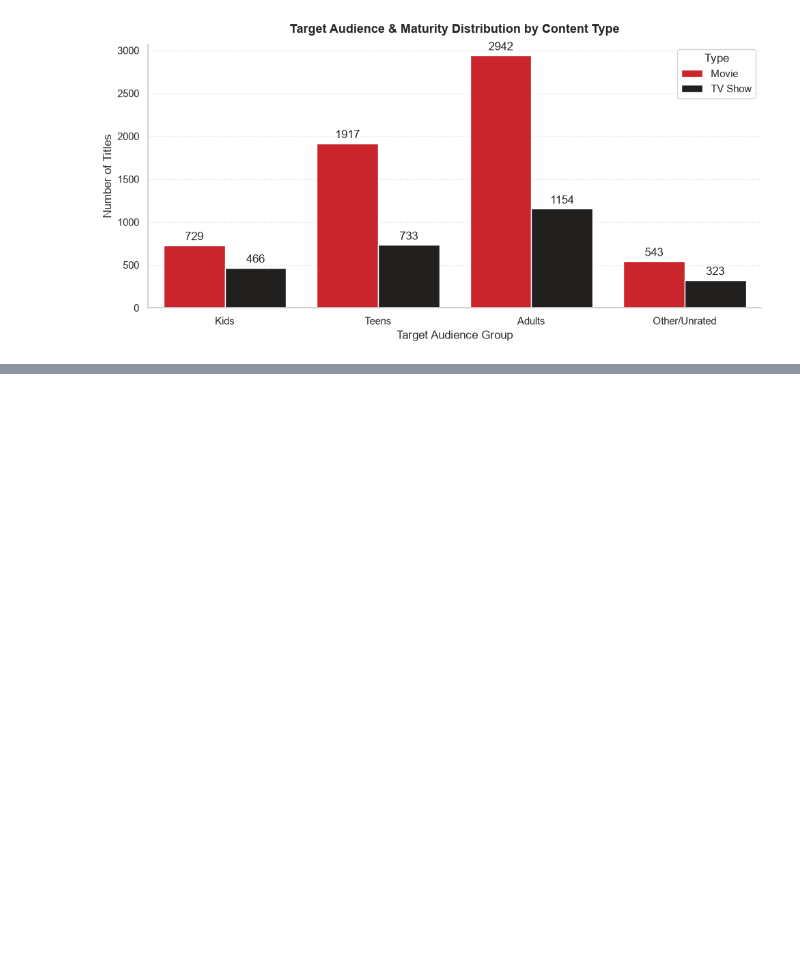
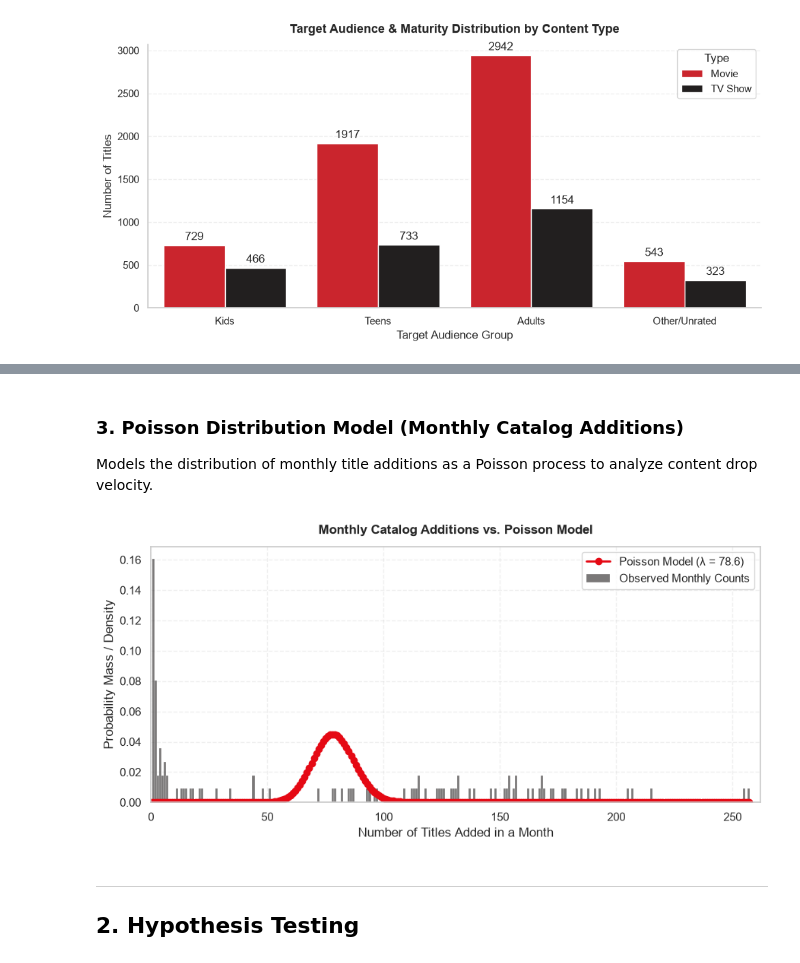
Before and after one commit to rajanshresth/ds_project, a Jupyter notebook: EDA/catalogue_analysis.ipynb, the cells around one changed output, grey strips where cells are left out. Cells and saved outputs as stored; diff of their text form; code cells hidden in the pictures; blank space fills up the shorter version.

```diff
--- a/EDA/catalogue_analysis.ipynb
+++ b/EDA/catalogue_analysis.ipynb
@@ -364,0 +468,31 @@ plt.show()
+# %% [markdown]
+### 3. Poisson Distribution Model (Monthly Catalog Additions)
+Models the distribution of monthly title additions as a Poisson process to analyze content drop velocity.
+# %%
+# 1. Count titles added per month
+monthly_additions = df.groupby(['year_added', 'month_added']).size()
+
+# 2. Calculate Poisson parameter (Lambda = mean additions per month)
+lam = monthly_additions.mean()
+
+# 3. Compare empirical distribution against theoretical Poisson distribution
+k = np.arange(0, monthly_additions.max() + 1)
+poisson_pmf = stats.poisson.pmf(k, mu=lam)
+
+plt.figure(figsize=(9, 4.5))
+sns.histplot(monthly_additions, stat="density", discrete=True, color="#221F1F", label="Observed Monthly Counts", alpha=0.6)
+plt.plot(k, poisson_pmf, 'o-', color="#E50914", lw=2, label=f'Poisson Model (λ = {lam:.1f})')
+
+plt.title('Monthly Catalog Additions vs. Poisson Model', fontweight='bold', pad=12)
+plt.xlabel('Number of Titles Added in a Month')
+plt.ylabel('Probability Mass / Density')
+plt.xlim(0, monthly_additions.max() + 5)
+plt.legend(frameon=True)
+plt.grid(True, linestyle='--', alpha=0.3)
+plt.tight_layout()
+plt.show()
+# %% [output]
+[figure, added]
+# %% [markdown]
+---
+## 2. Hypothesis Testing
```
Also changed, not shown: parts of 43 cells of this notebook.
